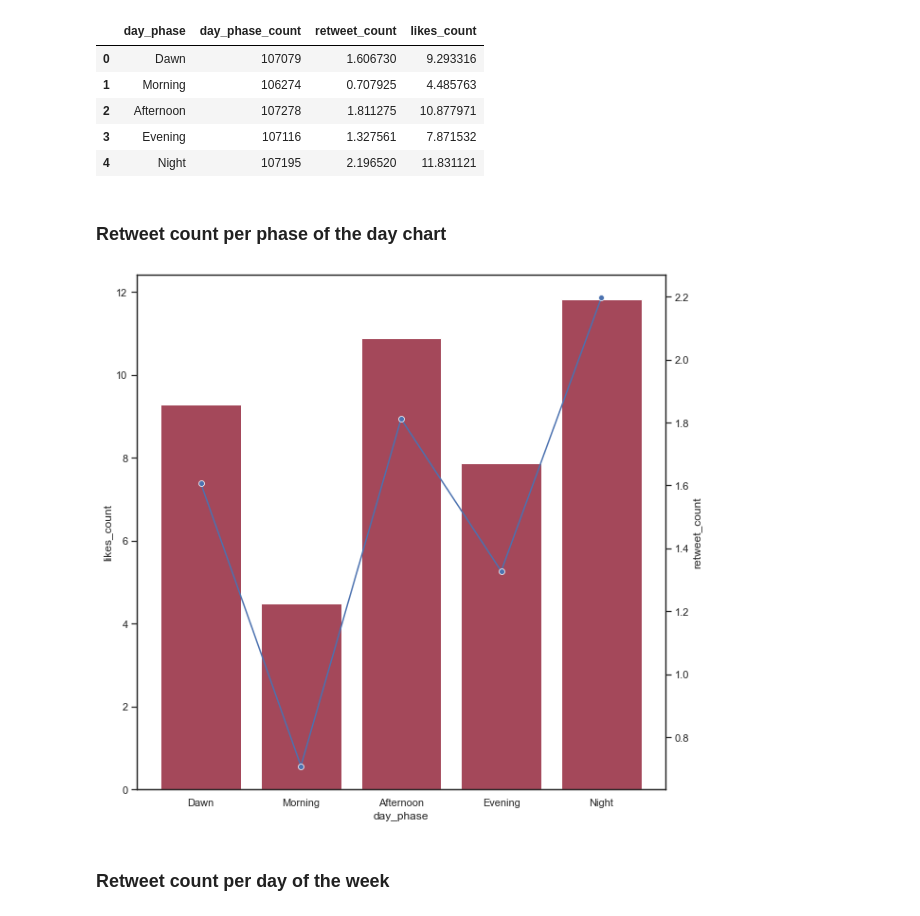
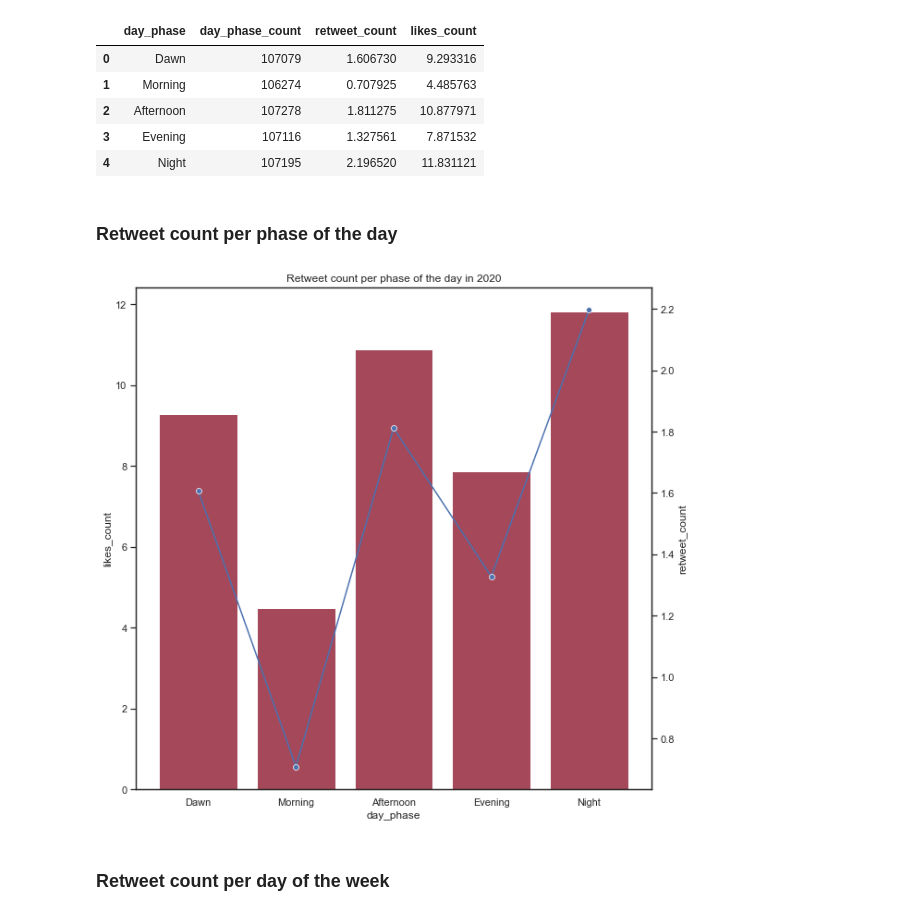
Before and after one commit to MiguelDordio/InformationFlow, a Jupyter notebook: Twitter/analysis/popularity_prevision.ipynb, the cells around one changed output. Drawn from its saved outputs; the diff is of its cells as text; code cells hidden in the pictures.

```diff
--- a/Twitter/analysis/popularity_prevision.ipynb
+++ b/Twitter/analysis/popularity_prevision.ipynb
@@ -259,13 +249,13 @@ months = ['January', 'February', 'March', 'April', 'May', 'June', 'July', 'Augus
 week_days = ['Monday', 'Tuesday', 'Wednesday', 'Thursday', 'Friday', 'Saturday', 'Sunday']
 day_phases = ['Dawn', 'Morning', 'Afternoon', 'Evening', 'Night']
 # %%
-tweet_analysis = df_2020[['day_phase', 'day_of_week', 'month', 'retweet_count', 'quote_count', 'like_count', 'topics', 'sentiment']]
+tweet_analysis_2020 = df_2020[['day_phase', 'day_of_week', 'month', 'retweet_count', 'quote_count', 'like_count', 'topics', 'sentiment']]
 # %%
-tweet_analysis1 = tweet_analysis.groupby(['day_phase']).agg(
+tweet_analysis_2020_ret_day_phase = tweet_analysis_2020.groupby(['day_phase']).agg(
                                                             day_phase_count=pd.NamedAgg(column="day_phase", aggfunc="count"),
                                                             retweet_count=pd.NamedAgg(column="retweet_count", aggfunc="mean"),
                                                             likes_count=pd.NamedAgg(column="like_count", aggfunc="mean")).reindex(day_phases).reset_index()
-tweet_analysis1
+tweet_analysis_2020_ret_day_phase
 # %% [output]
 |  | day_phase | day_phase_count | retweet_count | likes_count |
 | 0 | Dawn | 107079 | 1.606730 | 9.293316 |
@@ -274,18 +264,19 @@ tweet_analysis1
 | 3 | Evening | 107116 | 1.327561 | 7.871532 |
 | 4 | Night | 107195 | 2.196520 | 11.831121 |
 # %% [markdown]
-### Retweet count per phase of the day chart
+### Retweet count per phase of the day
 # %%
-def analysis_chart(analysis, col_name, x_bar, y_bar, fig_size_width):
+def analysis_chart(analysis, col_name, x_bar, y_bar, fig_size_width, chart_title):
     ax1 = sns.set_style(style='white', rc=None)
     fig, ax1 = plt.subplots(figsize=(fig_size_width, 10))
     sns.barplot(data=analysis, x=x_bar, y=y_bar, ax=ax1, color='#B33951')
     ax2 = ax1.twinx()
     sns.lineplot(data=analysis[col_name], marker='o', sort=False, ax=ax2)
+    plt.title(chart_title)
 # %%
-analysis_chart(tweet_analysis1, 'retweet_count', 'day_phase', 'likes_count', 10)
+analysis_chart(tweet_analysis_2020_ret_day_phase, 'retweet_count', 'day_phase', 'likes_count', 10, 'Retweet count per phase of the day in 2020')
 # %% [output]
-[figure, old version]
+[figure, new version]
 # %% [markdown]
 ### Retweet count per day of the week
 # %%
```
Also changed, not shown: parts of 100 cells of this notebook, 1 other file.
